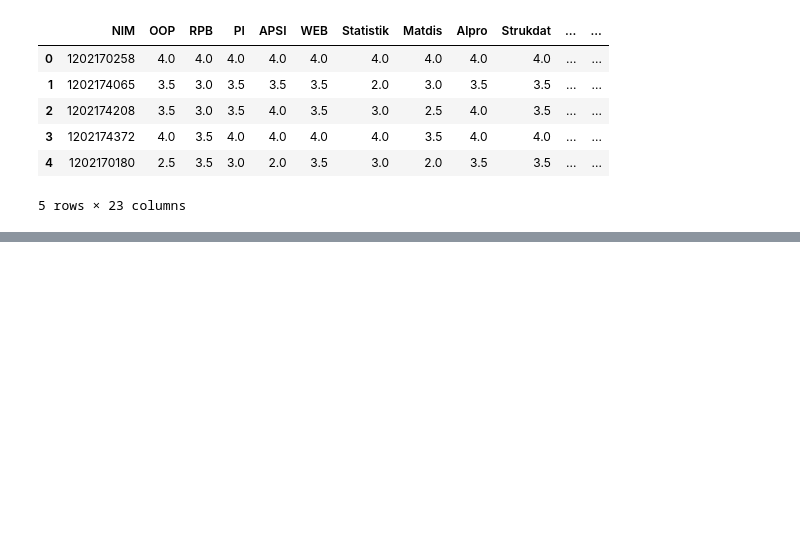
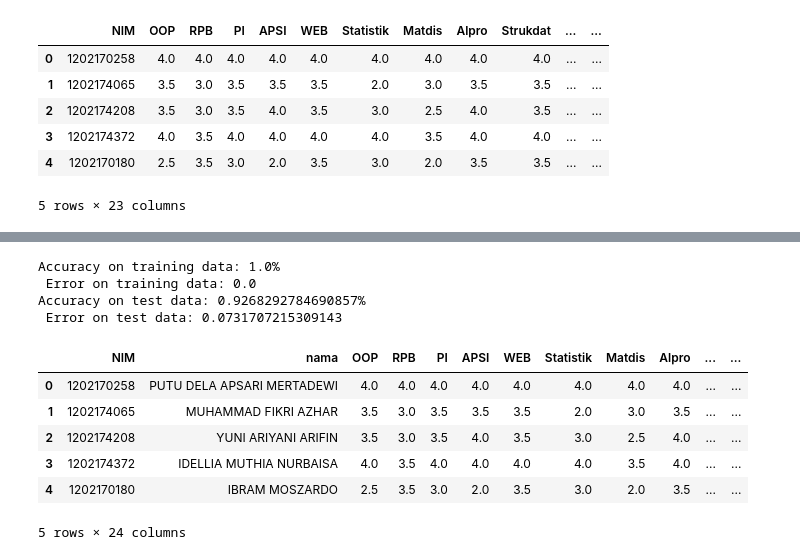
Before and after one commit to zasiem/Pekerti, a Jupyter notebook: seleksi-peminatan-cnn-2016.ipynb, the cells around one changed output, grey strips where cells are left out. Saved outputs shown, nothing was run; the diff lists cells and outputs as text; code cells hidden in the pictures; blank space fills up the shorter version.

```diff
--- a/seleksi-peminatan-cnn-2016.ipynb
+++ b/seleksi-peminatan-cnn-2016.ipynb
@@ -277,0 +379,25 @@ newDataTesting.to_csv('2017-forecast-peminatan-cnn.csv')
+# %%
+pred_train= model.predict(y_train)
+scores = model.evaluate(y_train, X_trains, verbose=0)
+print('Accuracy on training data: {}% \n Error on training data: {}'.format(scores[1], 1 - scores[1]))
+
+pred_test= model.predict(y_test)
+scores2 = model.evaluate(y_test, X_tests, verbose=0)
+print('Accuracy on test data: {}% \n Error on test data: {}'.format(scores2[1], 1 - scores2[1]))
+# %% [output]
+Accuracy on training data: 1.0%
+ Error on training data: 0.0
+Accuracy on test data: 0.9268292784690857%
+ Error on test data: 0.0731707215309143
+# %%
+dataTesting = pd.read_csv("2017-forecast-peminatan-cnn.csv")
+dataTesting = dataTesting.drop(['Unnamed: 0'],axis=1)
+dataTesting.head()
+# %% [output]
+|  | NIM | nama | OOP | RPB | PI | APSI | WEB | Statistik | Matdis | Alpro | ... | ... |
+| 0 | 1202170258 | PUTU DELA APSARI MERTADEWI | 4.0 | 4.0 | 4.0 | 4.0 | 4.0 | 4.0 | 4.0 | 4.0 | ... | ... |
+| 1 | 1202174065 | MUHAMMAD FIKRI AZHAR | 3.5 | 3.0 | 3.5 | 3.5 | 3.5 | 2.0 | 3.0 | 3.5 | ... | ... |
+| 2 | 1202174208 | YUNI ARIYANI ARIFIN | 3.5 | 3.0 | 3.5 | 4.0 | 3.5 | 3.0 | 2.5 | 4.0 | ... | ... |
+| 3 | 1202174372 | IDELLIA MUTHIA NURBAISA | 4.0 | 3.5 | 4.0 | 4.0 | 4.0 | 4.0 | 3.5 | 4.0 | ... | ... |
+| 4 | 1202170180 | IBRAM MOSZARDO | 2.5 | 3.5 | 3.0 | 2.0 | 3.5 | 3.0 | 2.0 | 3.5 | ... | ... |
+5 rows × 24 columns
```
Also changed, not shown: parts of 11 cells of this notebook, 2 other files.
